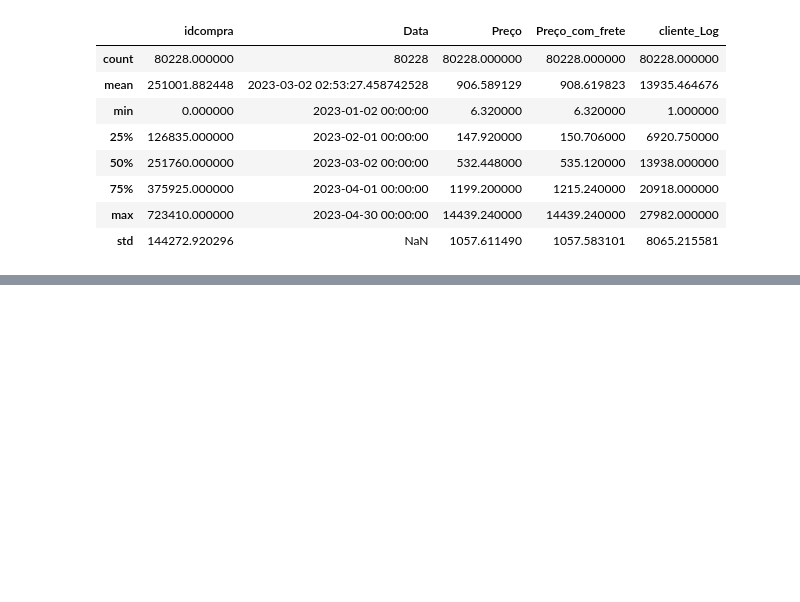
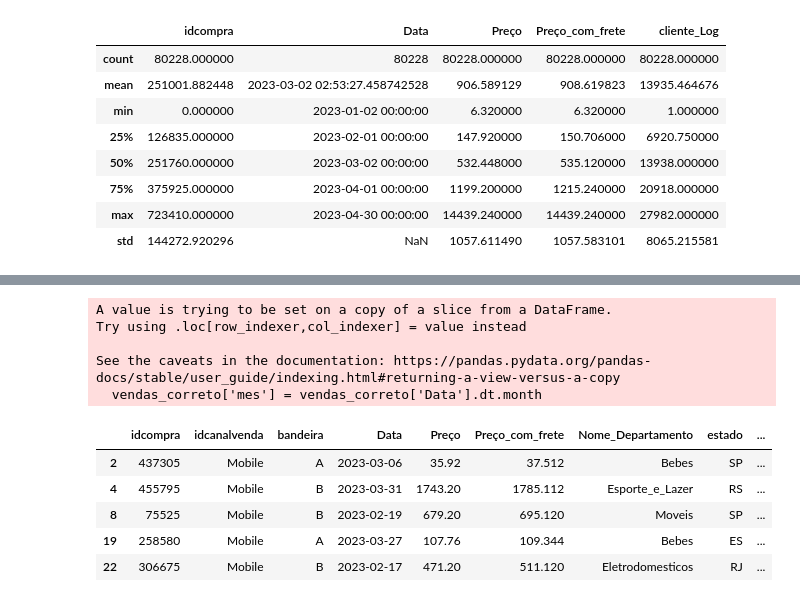
Before and after one commit to FelipeNunesReis/AnaliseExploratorias, a Jupyter notebook: AnalysisRetail.ipynb, the cells around one changed output, grey strips where cells are left out. Saved outputs shown, nothing was run; the diff lists cells and outputs as text; code cells hidden in the pictures; blank space fills up the shorter version.

```diff
--- a/AnalysisRetail.ipynb
+++ b/AnalysisRetail.ipynb
@@ -216,0 +324,15 @@ venda.describe()
+# %%
+vendas_correto['mes'] = vendas_correto['Data'].dt.month
+vendas_correto.head()
+# %% [output]
+A value is trying to be set on a copy of a slice from a DataFrame.
+Try using .loc[row_indexer,col_indexer] = value instead
+
+See the caveats in the documentation: https://pandas.pydata.org/pandas-docs/stable/user_guide/indexing.html#returning-a-view-versus-a-copy
+  vendas_correto['mes'] = vendas_correto['Data'].dt.month
+|  | idcompra | idcanalvenda | bandeira | Data | Preço | Preço_com_frete | Nome_Departamento | estado | ... |
+| 2 | 437305 | Mobile | A | 2023-03-06 | 35.92 | 37.512 | Bebes | SP | ... |
+| 4 | 455795 | Mobile | B | 2023-03-31 | 1743.20 | 1785.112 | Esporte_e_Lazer | RS | ... |
+| 8 | 75525 | Mobile | B | 2023-02-19 | 679.20 | 695.120 | Moveis | SP | ... |
+| 19 | 258580 | Mobile | A | 2023-03-27 | 107.76 | 109.344 | Bebes | ES | ... |
+| 22 | 306675 | Mobile | B | 2023-02-17 | 471.20 | 511.120 | Eletrodomesticos | RJ | ... |
```
Also changed, not shown: parts of 17 cells of this notebook.
